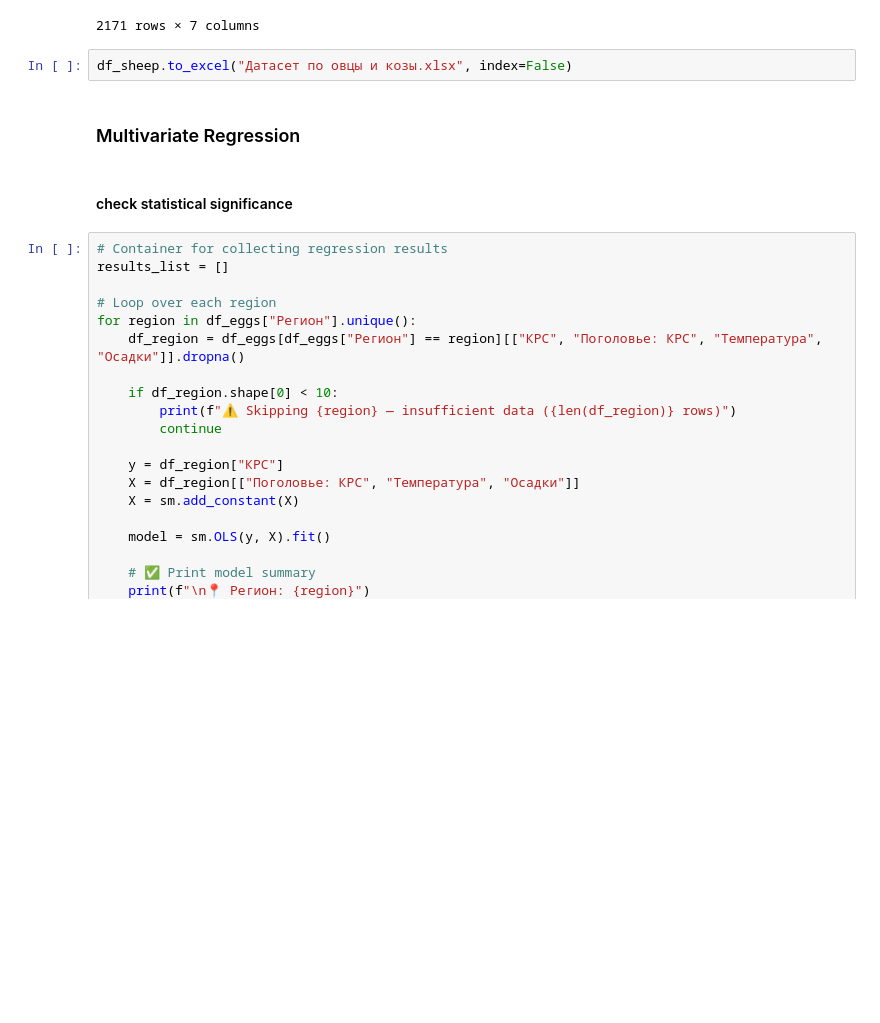
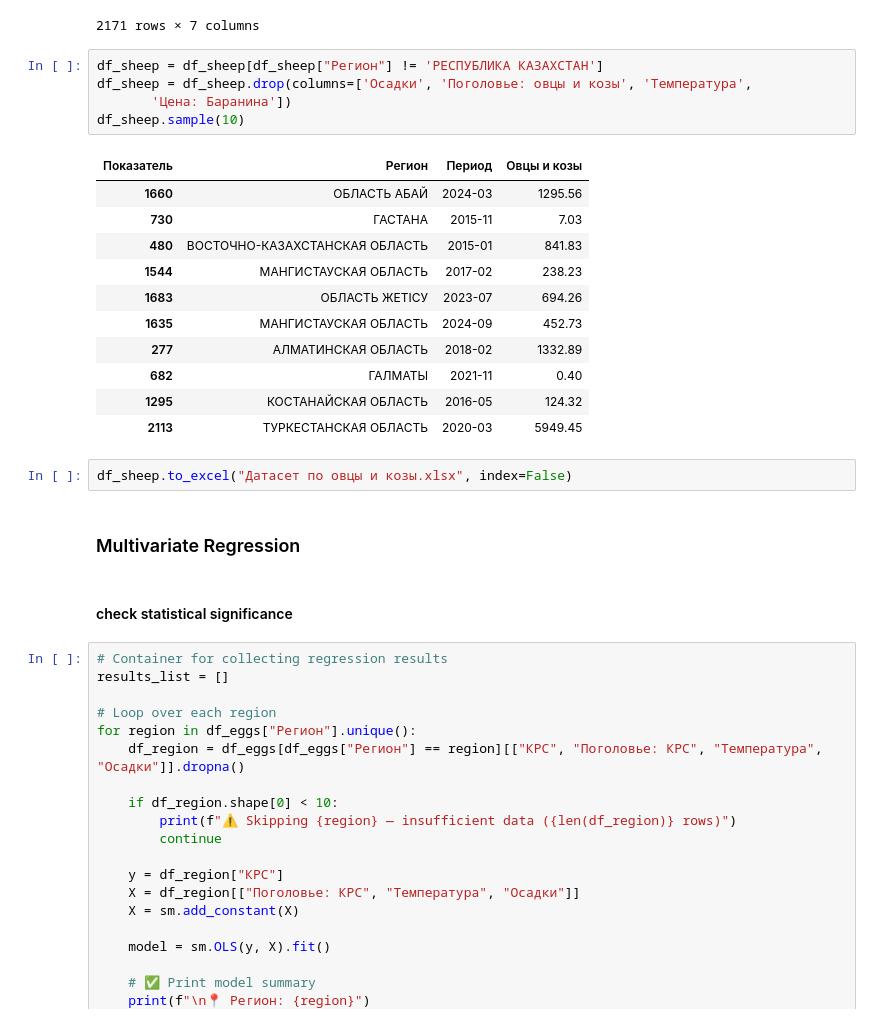
Before and after one commit to Madi147/ICC, a Jupyter notebook: Models/Овцы и козы/Models_овцы_и_козы.ipynb, the cells around one changed output. Saved outputs shown, nothing was run; the diff lists cells and outputs as text; blank space fills up the shorter version.

```diff
--- a/Models/Овцы и козы/Models_овцы_и_козы.ipynb
+++ b/Models/Овцы и козы/Models_овцы_и_козы.ipynb
@@ -112,6 +112,23 @@ df_sheep
 | 2169 | ТУРКЕСТАНСКАЯ ОБЛАСТЬ | 2024-11 | 5402.06 | 12.1 | 4779726.0 | 6.500000 | 179.380967 |
 | 2170 | ТУРКЕСТАНСКАЯ ОБЛАСТЬ | 2024-12 | 8866.36 | 17.3 | 4661128.0 | -1.854839 | 179.380967 |
 2171 rows × 7 columns
+# %%
+df_sheep = df_sheep[df_sheep["Регион"] != 'РЕСПУБЛИКА КАЗАХСТАН']
+df_sheep = df_sheep.drop(columns=['Осадки', 'Поголовье: овцы и козы', 'Температура',
+       'Цена: Баранина'])
+df_sheep.sample(10)
+# %% [output]
+| Показатель | Регион | Период | Овцы и козы |
+| 1660 | ОБЛАСТЬ АБАЙ | 2024-03 | 1295.56 |
+| 730 | ГАСТАНА | 2015-11 | 7.03 |
+| 480 | ВОСТОЧНО-КАЗАХСТАНСКАЯ ОБЛАСТЬ | 2015-01 | 841.83 |
+| 1544 | МАНГИСТАУСКАЯ ОБЛАСТЬ | 2017-02 | 238.23 |
+| 1683 | ОБЛАСТЬ ЖЕТІСУ | 2023-07 | 694.26 |
+| 1635 | МАНГИСТАУСКАЯ ОБЛАСТЬ | 2024-09 | 452.73 |
+| 277 | АЛМАТИНСКАЯ ОБЛАСТЬ | 2018-02 | 1332.89 |
+| 682 | ГАЛМАТЫ | 2021-11 | 0.40 |
+| 1295 | КОСТАНАЙСКАЯ ОБЛАСТЬ | 2016-05 | 124.32 |
+| 2113 | ТУРКЕСТАНСКАЯ ОБЛАСТЬ | 2020-03 | 5949.45 |
 # %%
 df_sheep.to_excel("Датасет по овцы и козы.xlsx", index=False)
 # %% [markdown]
```
Also changed, not shown: parts of 1 cell of this notebook, 5 other files.
